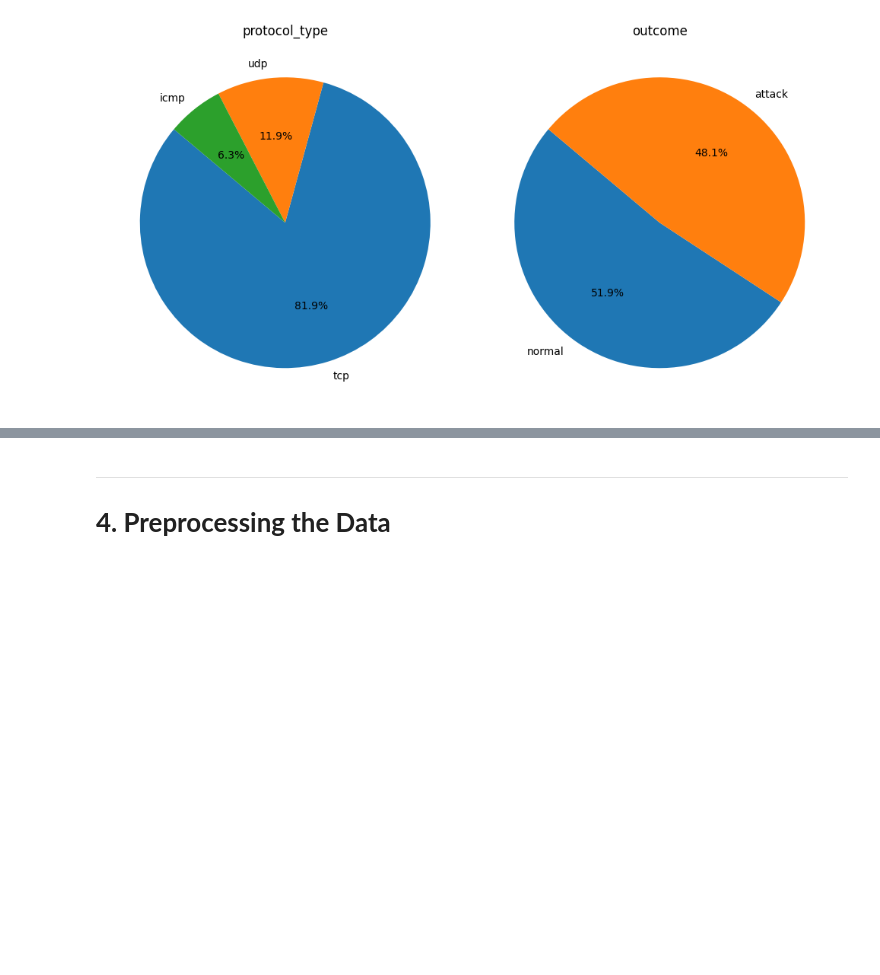
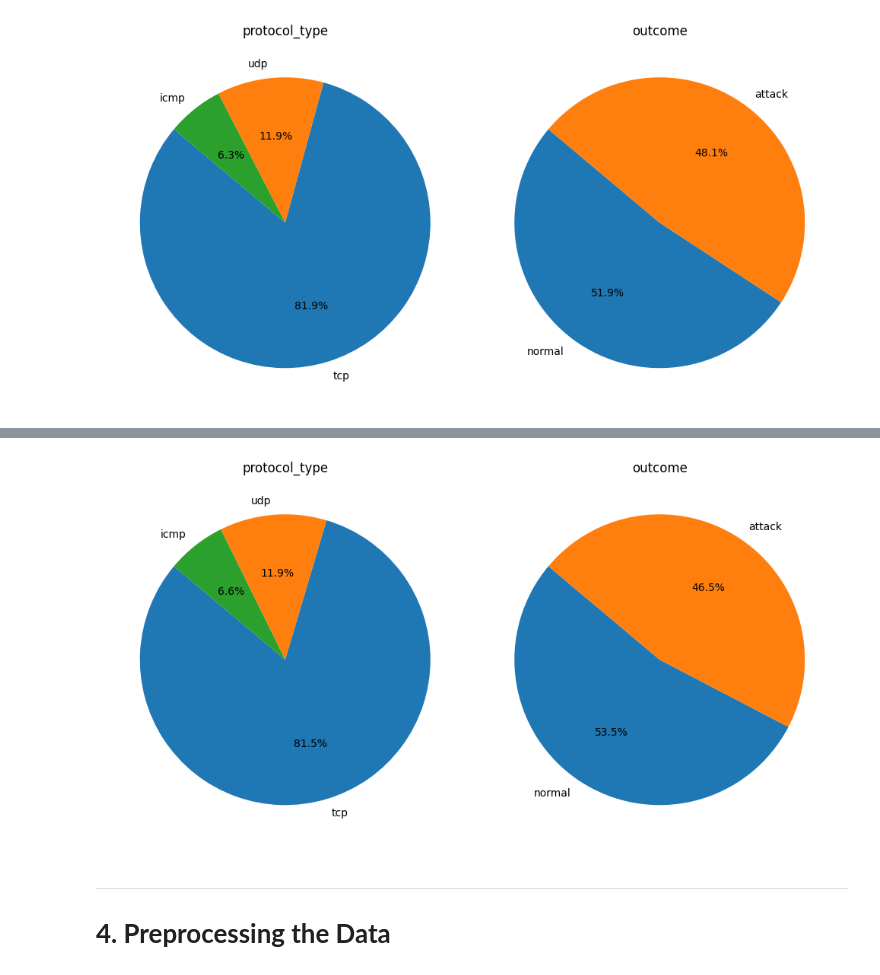
Before and after one commit to andypc93/cyber-sentry, a Jupyter notebook: back-end/CyberSentry_Notebook.ipynb, the cells around one changed output, grey strips where cells are left out. Saved outputs shown, nothing was run; the diff lists cells and outputs as text; code cells hidden in the pictures; blank space fills up the shorter version.

```diff
--- a/back-end/CyberSentry_Notebook.ipynb
+++ b/back-end/CyberSentry_Notebook.ipynb
@@ -242,3 +279,7 @@ pie_plot(df, ['protocol_type','outcome'], 1, 2)
+# %%
+pie_plot(df_train, ['protocol_type','outcome'], 1, 2)
+# %% [output]
+[figure, added]
 # %% [markdown]
 ------------------------------
 
```
Also changed, not shown: parts of 8 cells of this notebook.
